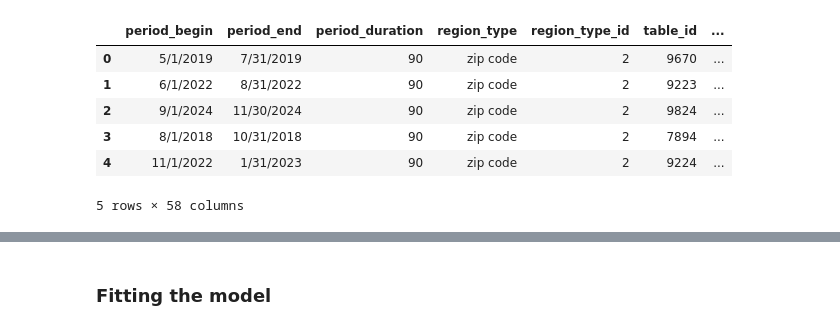
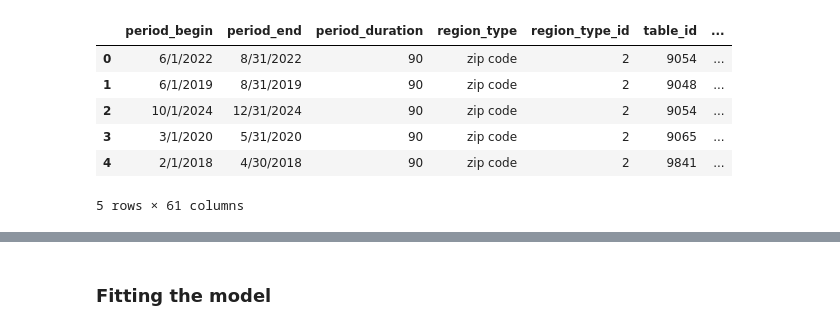
Before and after one commit to Kianjputnam/DS-4402-P2, a Jupyter notebook: scripts/Sarima_model.ipynb, the cells around one changed output, grey strips where cells are left out. Saved outputs shown, nothing was run; the diff lists cells and outputs as text; code cells hidden in the pictures.

```diff
--- a/scripts/Sarima_model.ipynb
+++ b/scripts/Sarima_model.ipynb
@@ -27,13 +10,12 @@ from pmdarima import auto_arima
-# %%
-va_filtered_listings = pd.read_csv("va_filtered_listings.csv")
-
-# Display the first few rows
-va_filtered_listings.head()
-# %% [output]
-|  | period_begin | period_end | period_duration | region_type | region_type_id | table_id | ... |
-| 0 | 5/1/2019 | 7/31/2019 | 90 | zip code | 2 | 9670 | ... |
-| 1 | 6/1/2022 | 8/31/2022 | 90 | zip code | 2 | 9223 | ... |
-| 2 | 9/1/2024 | 11/30/2024 | 90 | zip code | 2 | 9824 | ... |
-| 3 | 8/1/2018 | 10/31/2018 | 90 | zip code | 2 | 7894 | ... |
-| 4 | 11/1/2022 | 1/31/2023 | 90 | zip code | 2 | 9224 | ... |
-5 rows × 58 columns
+# %%
+df = pd.read_csv('va_filtered_listings_albemarle.csv')
+
+df.head()
+# %% [output]
+|  | period_begin | period_end | period_duration | region_type | region_type_id | table_id | ... |
+| 0 | 6/1/2022 | 8/31/2022 | 90 | zip code | 2 | 9054 | ... |
+| 1 | 6/1/2019 | 8/31/2019 | 90 | zip code | 2 | 9048 | ... |
+| 2 | 10/1/2024 | 12/31/2024 | 90 | zip code | 2 | 9054 | ... |
+| 3 | 3/1/2020 | 5/31/2020 | 90 | zip code | 2 | 9065 | ... |
+| 4 | 2/1/2018 | 4/30/2018 | 90 | zip code | 2 | 9841 | ... |
+5 rows × 61 columns
```
Also changed, not shown: parts of 35 cells of this notebook.
